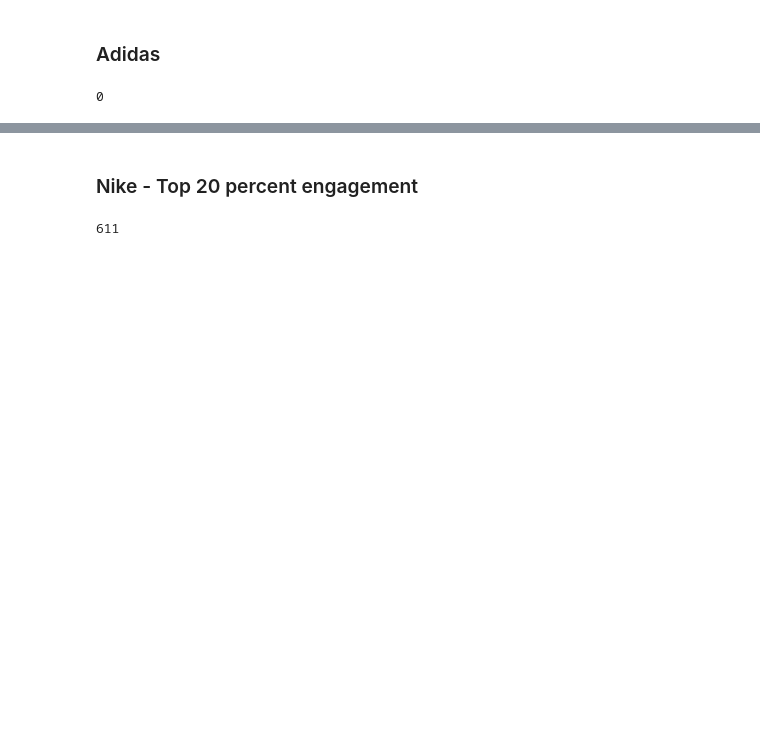
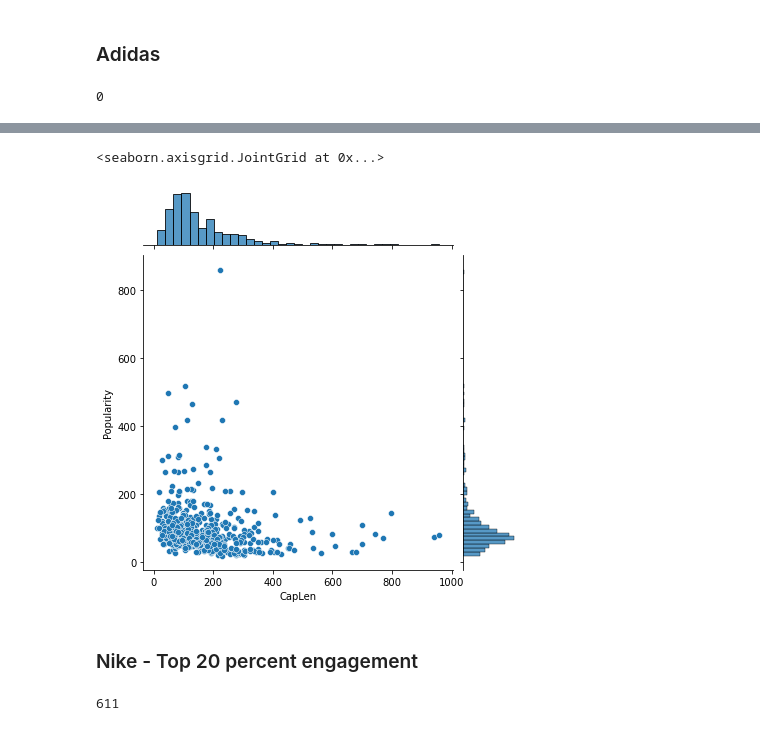
Before and after one commit to vicgpt/Unstructured-Data-Analytics, a Jupyter notebook: Project/Analysis_abhi.ipynb, the cells around one changed output, grey strips where cells are left out. Drawn from its saved outputs; the diff is of its cells as text; code cells hidden in the pictures; blank space fills up the shorter version.

```diff
--- a/Project/Analysis_abhi.ipynb
+++ b/Project/Analysis_abhi.ipynb
@@ -121,3 +166,8 @@ freq_Adidas.to_csv('Adidas/freq_Adidas.csv',index=False)
+# %%
+sns.jointplot(adidas_tf['CapLen'] , adidas_tf['Popularity'] )
+# %% [output]
+<seaborn.axisgrid.JointGrid at 0x...>
+[figure, added]
 # %% [markdown]
 ### Nike - Top 20 percent engagement
 # %%
```
Also changed, not shown: parts of 16 cells of this notebook.
